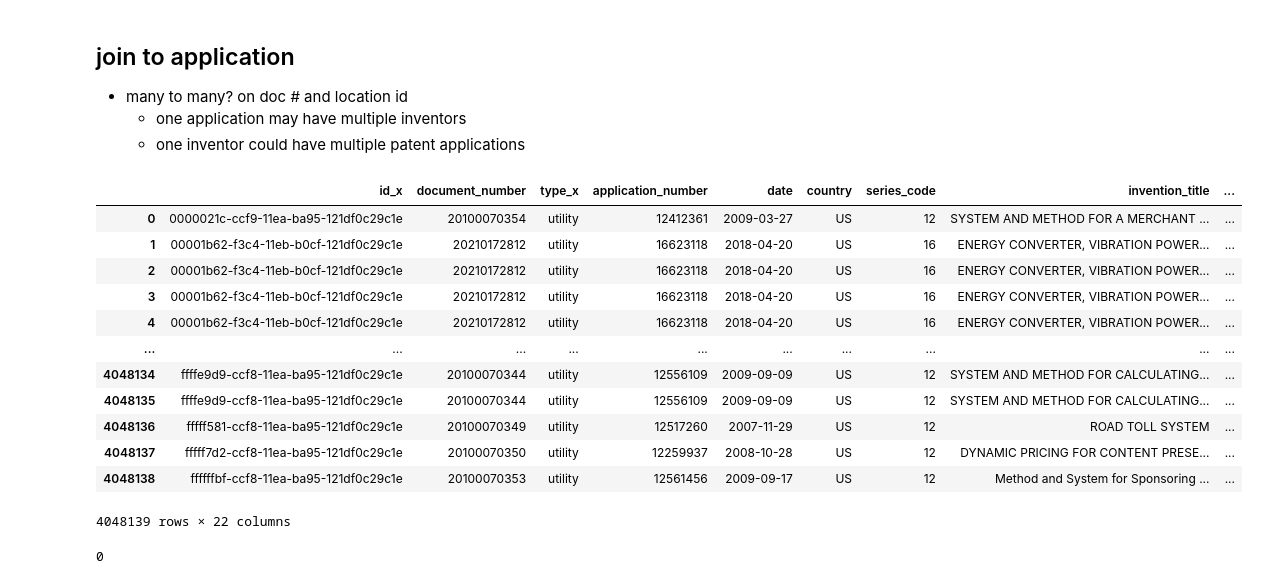
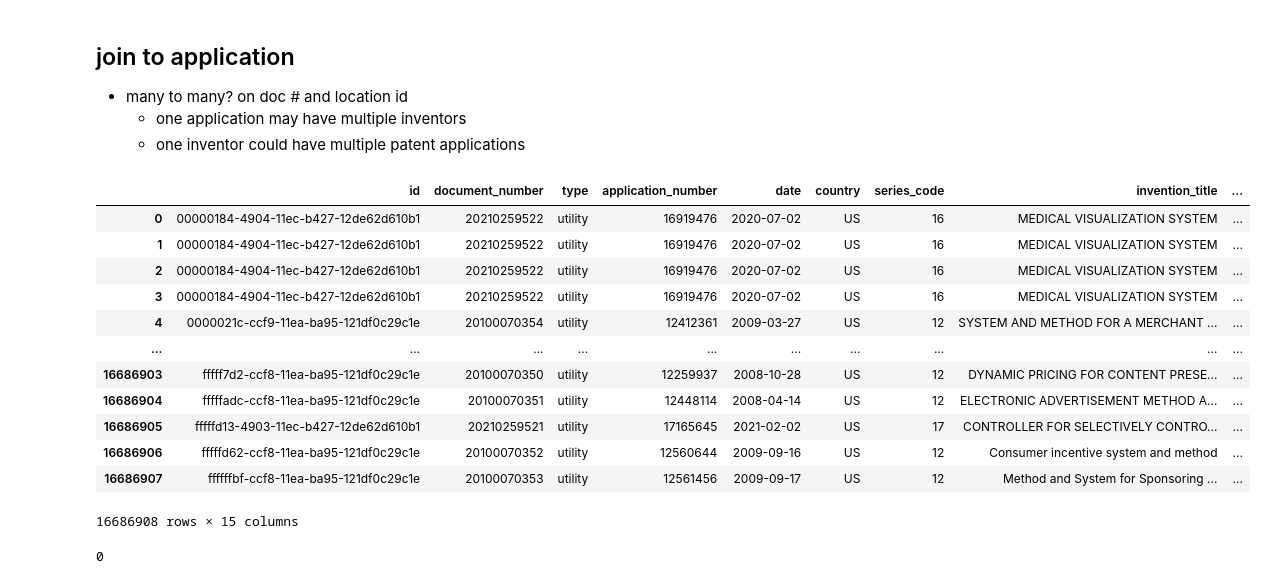
Before and after one commit to mhk9c/patents22, a Jupyter notebook: pre_grant_data.ipynb, the cells around one changed output. Drawn from its saved outputs; the diff is of its cells as text; code cells hidden in the pictures.

Commit message:
Geocoding and Pregrant data cleaning

```diff
--- a/pre_grant_data.ipynb
+++ b/pre_grant_data.ipynb
@@ -203,23 +285,30 @@ publication_inventor_df.sort_values(by='count')
 #                       indicator='matched',
 #                       validate='many_to_many')
 # %%
-application_assignee_inventor_df = pd.merge(application_assignee_df, _publication_inventor_df,
-                      on=['document_number', 'location_id'],
+# application_assignee_inventor_df = pd.merge(application_assignee_df, _publication_inventor_df,
+#                       on=['document_number', 'location_id'],
+#                       how='left')
+
+# application_assignee_inventor_df
+
+# Merging on just the application data, no assignees yet.
+application_inventor_df = pd.merge(_applications_df, _publication_inventor_df,
+                      on=['document_number'],
                       how='left')
 
-application_assignee_inventor_df
+application_inventor_df
 # %% [output]
-|  | id_x | document_number | type_x | application_number | date | country | series_code | invention_title | ... |
-| 0 | 0000021c-ccf9-11ea-ba95-121df0c29c1e | 20100070354 | utility | 12412361 | 2009-03-27 | US | 12 | SYSTEM AND METHOD FOR A MERCHANT ... | ... |
-| 1 | 00001b62-f3c4-11eb-b0cf-121df0c29c1e | 20210172812 | utility | 16623118 | 2018-04-20 | US | 16 | ENERGY CONVERTER, VIBRATION POWER... | ... |
-| 2 | 00001b62-f3c4-11eb-b0cf-121df0c29c1e | 20210172812 | utility | 16623118 | 2018-04-20 | US | 16 | ENERGY CONVERTER, VIBRATION POWER... | ... |
-| 3 | 00001b62-f3c4-11eb-b0cf-121df0c29c1e | 20210172812 | utility | 16623118 | 2018-04-20 | US | 16 | ENERGY CONVERTER, VIBRATION POWER... | ... |
-| 4 | 00001b62-f3c4-11eb-b0cf-121df0c29c1e | 20210172812 | utility | 16623118 | 2018-04-20 | US | 16 | ENERGY CONVERTER, VIBRATION POWER... | ... |
+|  | id | document_number | type | application_number | date | country | series_code | invention_title | ... |
+| 0 | 00000184-4904-11ec-b427-12de62d610b1 | 20210259522 | utility | 16919476 | 2020-07-02 | US | 16 | MEDICAL VISUALIZATION SYSTEM | ... |
+| 1 | 00000184-4904-11ec-b427-12de62d610b1 | 20210259522 | utility | 16919476 | 2020-07-02 | US | 16 | MEDICAL VISUALIZATION SYSTEM | ... |
+| 2 | 00000184-4904-11ec-b427-12de62d610b1 | 20210259522 | utility | 16919476 | 2020-07-02 | US | 16 | MEDICAL VISUALIZATION SYSTEM | ... |
+| 3 | 00000184-4904-11ec-b427-12de62d610b1 | 20210259522 | utility | 16919476 | 2020-07-02 | US | 16 | MEDICAL VISUALIZATION SYSTEM | ... |
+| 4 | 0000021c-ccf9-11ea-ba95-121df0c29c1e | 20100070354 | utility | 12412361 | 2009-03-27 | US | 12 | SYSTEM AND METHOD FOR A MERCHANT ... | ... |
 | ... | ... | ... | ... | ... | ... | ... | ... | ... | ... |
-| 4048134 | ffffe9d9-ccf8-11ea-ba95-121df0c29c1e | 20100070344 | utility | 12556109 | 2009-09-09 | US | 12 | SYSTEM AND METHOD FOR CALCULATING... | ... |
-| 4048135 | ffffe9d9-ccf8-11ea-ba95-121df0c29c1e | 20100070344 | utility | 12556109 | 2009-09-09 | US | 12 | SYSTEM AND METHOD FOR CALCULATING... | ... |
-| 4048136 | fffff581-ccf8-11ea-ba95-121df0c29c1e | 20100070349 | utility | 12517260 | 2007-11-29 | US | 12 | ROAD TOLL SYSTEM | ... |
-| 4048137 | fffff7d2-ccf8-11ea-ba95-121df0c29c1e | 20100070350 | utility | 12259937 | 2008-10-28 | US | 12 | DYNAMIC PRICING FOR CONTENT PRESE... | ... |
-| 4048138 | ffffffbf-ccf8-11ea-ba95-121df0c29c1e | 20100070353 | utility | 12561456 | 2009-09-17 | US | 12 | Method and System for Sponsoring ... | ... |
+| 16686903 | fffff7d2-ccf8-11ea-ba95-121df0c29c1e | 20100070350 | utility | 12259937 | 2008-10-28 | US | 12 | DYNAMIC PRICING FOR CONTENT PRESE... | ... |
+| 16686904 | fffffadc-ccf8-11ea-ba95-121df0c29c1e | 20100070351 | utility | 12448114 | 2008-04-14 | US | 12 | ELECTRONIC ADVERTISEMENT METHOD A... | ... |
+| 16686905 | fffffd13-4903-11ec-b427-12de62d610b1 | 20210259521 | utility | 17165645 | 2021-02-02 | US | 17 | CONTROLLER FOR SELECTIVELY CONTRO... | ... |
+| 16686906 | fffffd62-ccf8-11ea-ba95-121df0c29c1e | 20100070352 | utility | 12560644 | 2009-09-16 | US | 12 | Consumer incentive system and method | ... |
+| 16686907 | ffffffbf-ccf8-11ea-ba95-121df0c29c1e | 20100070353 | utility | 12561456 | 2009-09-17 | US | 12 | Method and System for Sponsoring ... | ... |
-4048139 rows × 22 columns
+16686908 rows × 15 columns
 # %%
```
Also changed, not shown: parts of 30 cells of this notebook, 2 other files.
